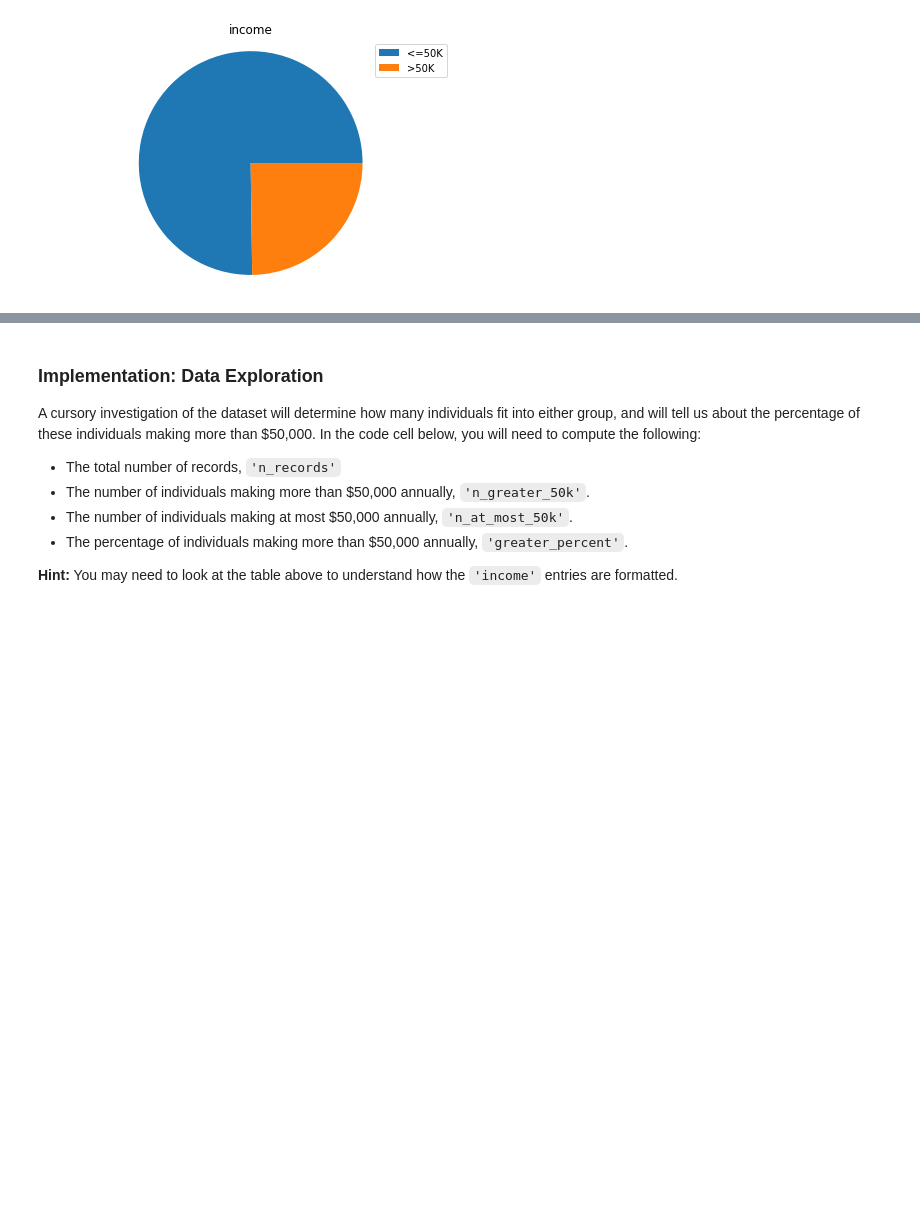
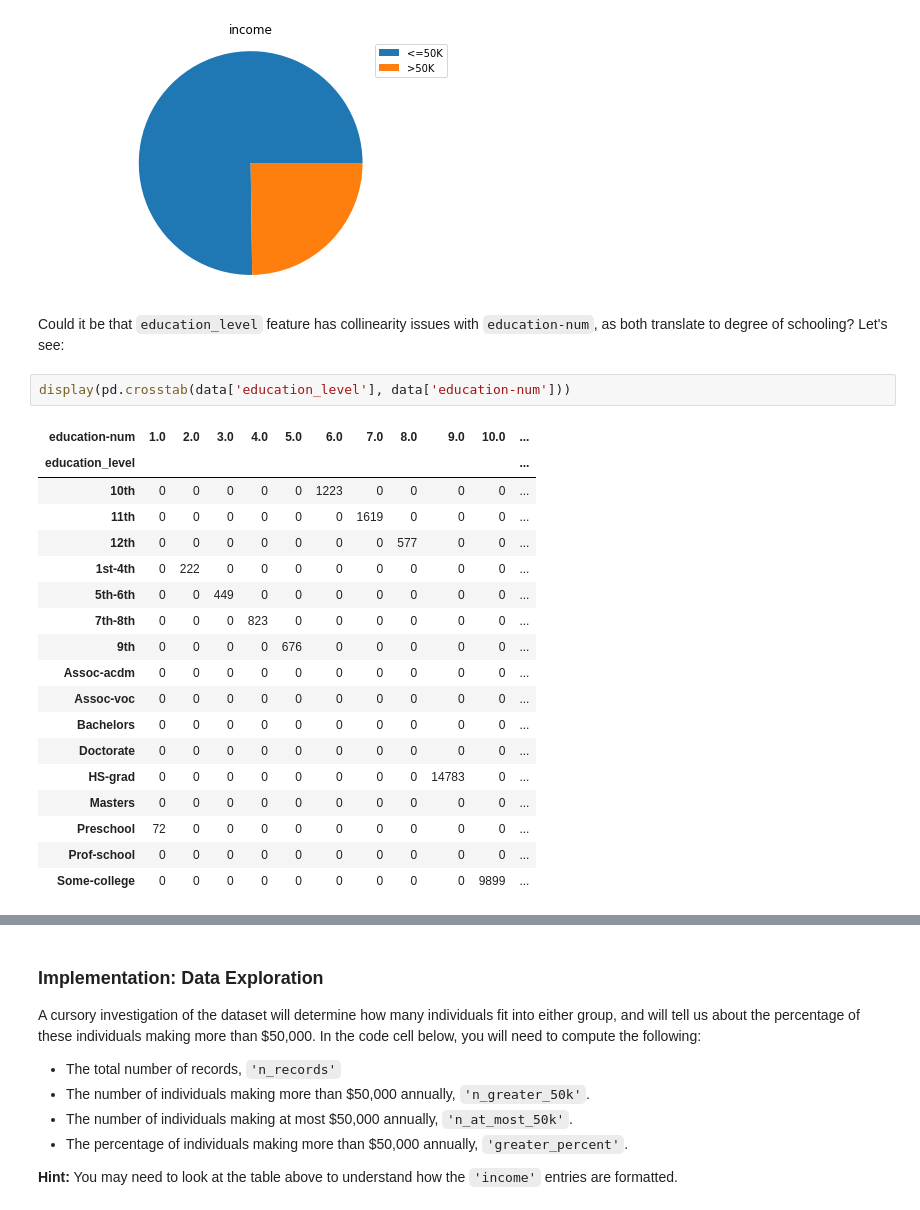
Before and after one commit to fanta-mnix/supervised-learning-charity, a Jupyter notebook: finding_donors.ipynb, the cells around one changed output, grey strips where cells are left out. Drawn from its saved outputs; the diff is of its cells as text; blank space fills up the shorter version.

```diff
--- a/finding_donors.ipynb
+++ b/finding_donors.ipynb
@@ -89,3 +89,26 @@ for column in data:
 [figure]
 [figure]
 [figure]
+# %% [markdown]
+Could it be that `education_level` feature has collinearity issues with `education-num`, as both translate to degree of schooling? Let's see:
+# %%
+display(pd.crosstab(data['education_level'], data['education-num']))
+# %% [output]
+| education-num | 1.0 | 2.0 | 3.0 | 4.0 | 5.0 | 6.0 | 7.0 | 8.0 | 9.0 | 10.0 | ... |
+| education_level |  |  |  |  |  |  |  |  |  |  | ... |
+| 10th | 0 | 0 | 0 | 0 | 0 | 1223 | 0 | 0 | 0 | 0 | ... |
+| 11th | 0 | 0 | 0 | 0 | 0 | 0 | 1619 | 0 | 0 | 0 | ... |
+| 12th | 0 | 0 | 0 | 0 | 0 | 0 | 0 | 577 | 0 | 0 | ... |
+| 1st-4th | 0 | 222 | 0 | 0 | 0 | 0 | 0 | 0 | 0 | 0 | ... |
+| 5th-6th | 0 | 0 | 449 | 0 | 0 | 0 | 0 | 0 | 0 | 0 | ... |
+| 7th-8th | 0 | 0 | 0 | 823 | 0 | 0 | 0 | 0 | 0 | 0 | ... |
+| 9th | 0 | 0 | 0 | 0 | 676 | 0 | 0 | 0 | 0 | 0 | ... |
+| Assoc-acdm | 0 | 0 | 0 | 0 | 0 | 0 | 0 | 0 | 0 | 0 | ... |
+| Assoc-voc | 0 | 0 | 0 | 0 | 0 | 0 | 0 | 0 | 0 | 0 | ... |
+| Bachelors | 0 | 0 | 0 | 0 | 0 | 0 | 0 | 0 | 0 | 0 | ... |
+| Doctorate | 0 | 0 | 0 | 0 | 0 | 0 | 0 | 0 | 0 | 0 | ... |
+| HS-grad | 0 | 0 | 0 | 0 | 0 | 0 | 0 | 0 | 14783 | 0 | ... |
+| Masters | 0 | 0 | 0 | 0 | 0 | 0 | 0 | 0 | 0 | 0 | ... |
+| Preschool | 72 | 0 | 0 | 0 | 0 | 0 | 0 | 0 | 0 | 0 | ... |
+| Prof-school | 0 | 0 | 0 | 0 | 0 | 0 | 0 | 0 | 0 | 0 | ... |
+| Some-college | 0 | 0 | 0 | 0 | 0 | 0 | 0 | 0 | 0 | 9899 | ... |
```
Also changed, not shown: parts of 11 cells of this notebook, 3 other files.
